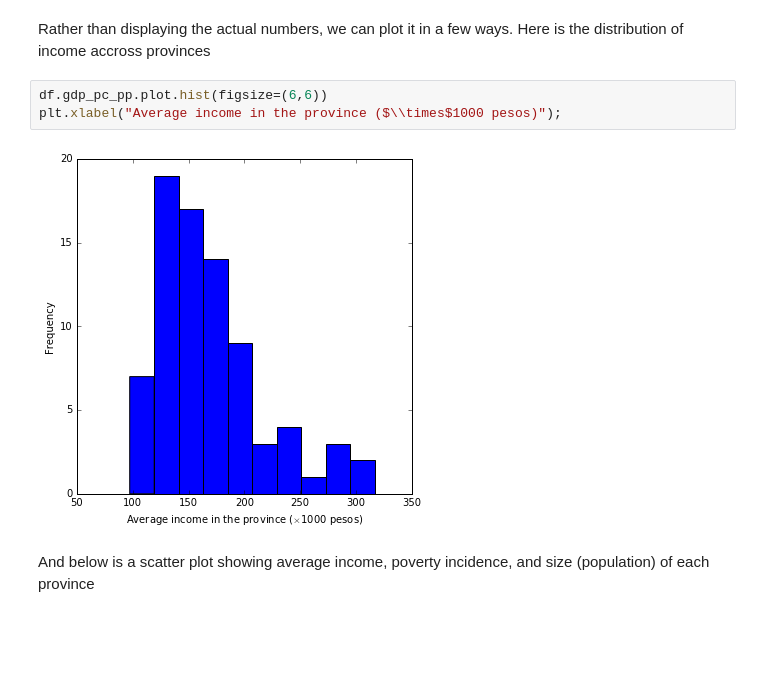
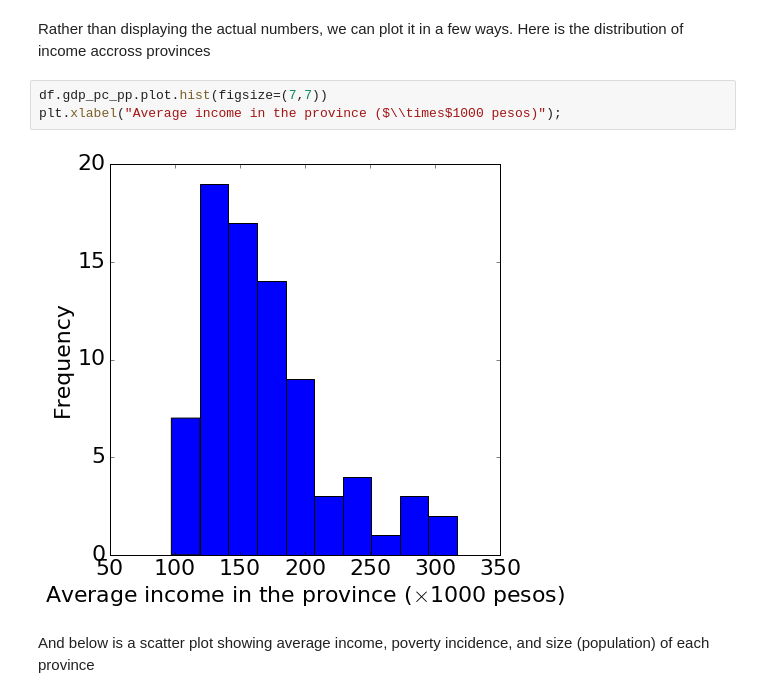
Before and after one commit to adrivsh/resilience_indicator_phl, a Jupyter notebook: socio_economic_capacity_demo.ipynb, the cells around one changed output. Cells and saved outputs as stored; diff of their text form; blank space fills up the shorter version.

```diff
--- a/socio_economic_capacity_demo.ipynb
+++ b/socio_economic_capacity_demo.ipynb
@@ -69,10 +78,10 @@ Name: pop, dtype: float64
 # %% [markdown]
 Rather than displaying the actual numbers, we can plot it in a few ways. Here is the distribution of income accross provinces
 # %%
-df.gdp_pc_pp.plot.hist(figsize=(6,6))
+df.gdp_pc_pp.plot.hist(figsize=(7,7))
 plt.xlabel("Average income in the province ($\\times$1000 pesos)");
 # %% [output]
-[figure, old version]
+[figure, new version]
 # %% [markdown]
 And below is a scatter plot showing average income, poverty incidence, and size (population) of each province
 # %%
```
Also changed, not shown: parts of 12 cells of this notebook, 1 other file.
